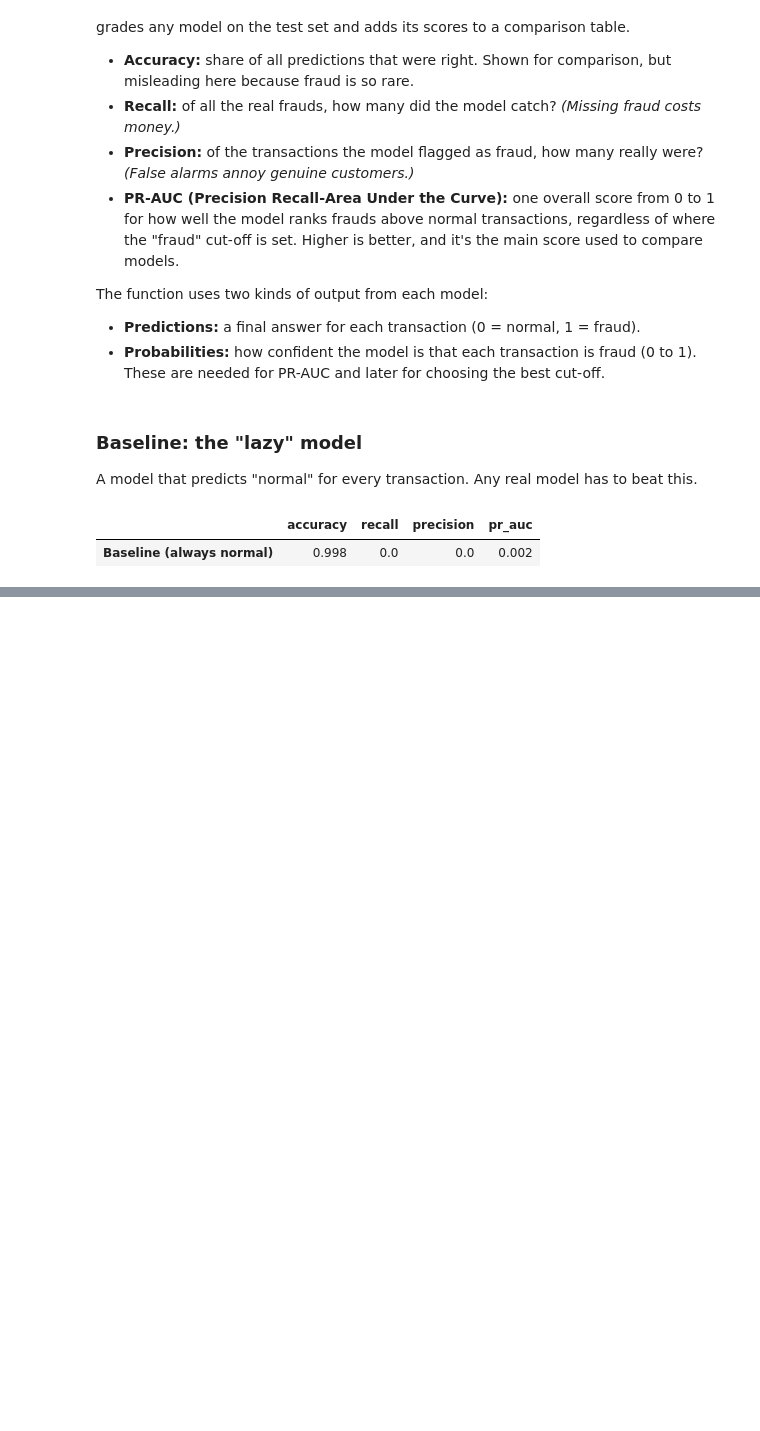
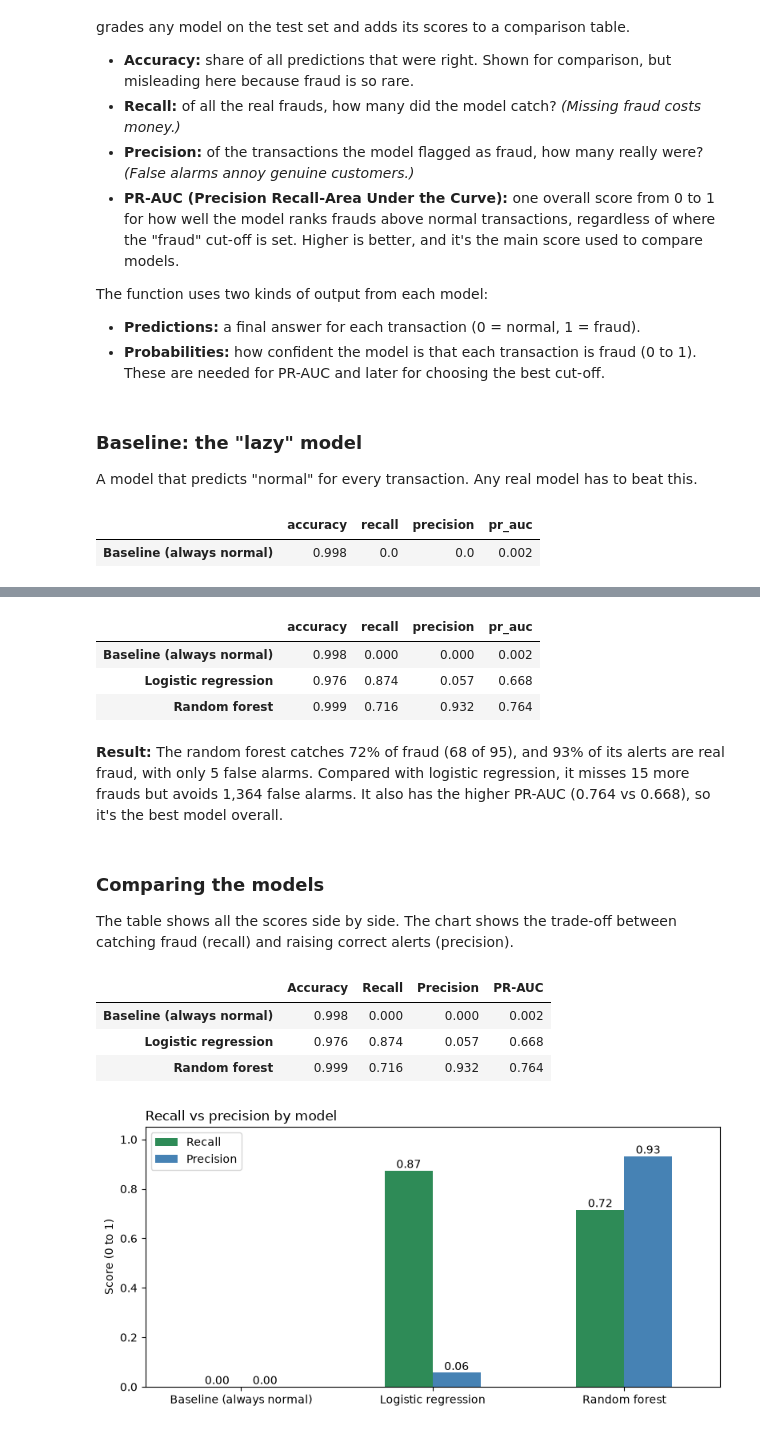
Before and after one commit to Leviano1/fraud-detection-analysis, a Jupyter notebook: notebooks/02_modelling.ipynb, the cells around one changed output, grey strips where cells are left out. Cells and saved outputs as stored; diff of their text form; code cells hidden in the pictures; blank space fills up the shorter version.

Commit message:
Complete modelling with findings summary and save the best model

```diff
--- a/notebooks/02_modelling.ipynb
+++ b/notebooks/02_modelling.ipynb
@@ -158,0 +176,39 @@ evaluate("Logistic regression", log_reg)
+# %%
+forest = RandomForestClassifier(n_estimators=100, n_jobs=-1, random_state=42)
+forest.fit(X_train, y_train)
+evaluate("Random forest", forest)
+# %% [output]
+|  | accuracy | recall | precision | pr_auc |
+| Baseline (always normal) | 0.998 | 0.000 | 0.000 | 0.002 |
+| Logistic regression | 0.976 | 0.874 | 0.057 | 0.668 |
+| Random forest | 0.999 | 0.716 | 0.932 | 0.764 |
+# %% [markdown]
+**Result:** The random forest catches 72% of fraud (68 of 95), and 93% of its alerts are real fraud, with only 5 false alarms.
+Compared with logistic regression, it misses 15 more frauds but avoids 1,364 false alarms.
+It also has the higher PR-AUC (0.764 vs 0.668), so it's the best model overall.
+# %% [markdown]
+### Comparing the models
+
+The table shows all the scores side by side. The chart shows the trade-off between catching fraud (recall)
+and raising correct alerts (precision).
+# %%
+comparison = pd.DataFrame(results).T.round(3)
+comparison.columns = ["Accuracy", "Recall", "Precision", "PR-AUC"]
+comparison
+# %% [output]
+|  | Accuracy | Recall | Precision | PR-AUC |
+| Baseline (always normal) | 0.998 | 0.000 | 0.000 | 0.002 |
+| Logistic regression | 0.976 | 0.874 | 0.057 | 0.668 |
+| Random forest | 0.999 | 0.716 | 0.932 | 0.764 |
+# %%
+ax = comparison[["Recall", "Precision"]].plot(kind="bar", color=["seagreen", "steelblue"], rot=0, figsize=(8, 4))
+for bars in ax.containers:
+    ax.bar_label(bars, fmt="%.2f")   #Writes the score on top of each bar
+ax.set_ylim(0, 1.05)
+ax.set_ylabel("Score (0 to 1)")
+ax.set_title("Recall vs precision by model", loc="left")
+plt.tight_layout()
+plt.savefig("../images/model_comparison.png", dpi=150)
+plt.show()
+# %% [output]
+[figure, added]
```
Also changed, not shown: parts of 7 cells of this notebook.
